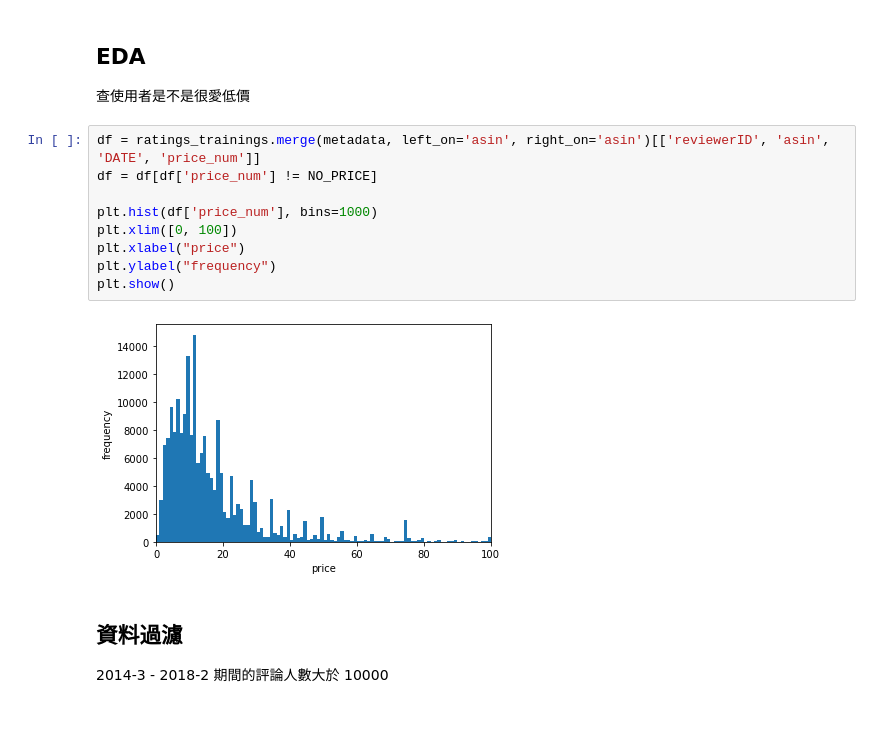
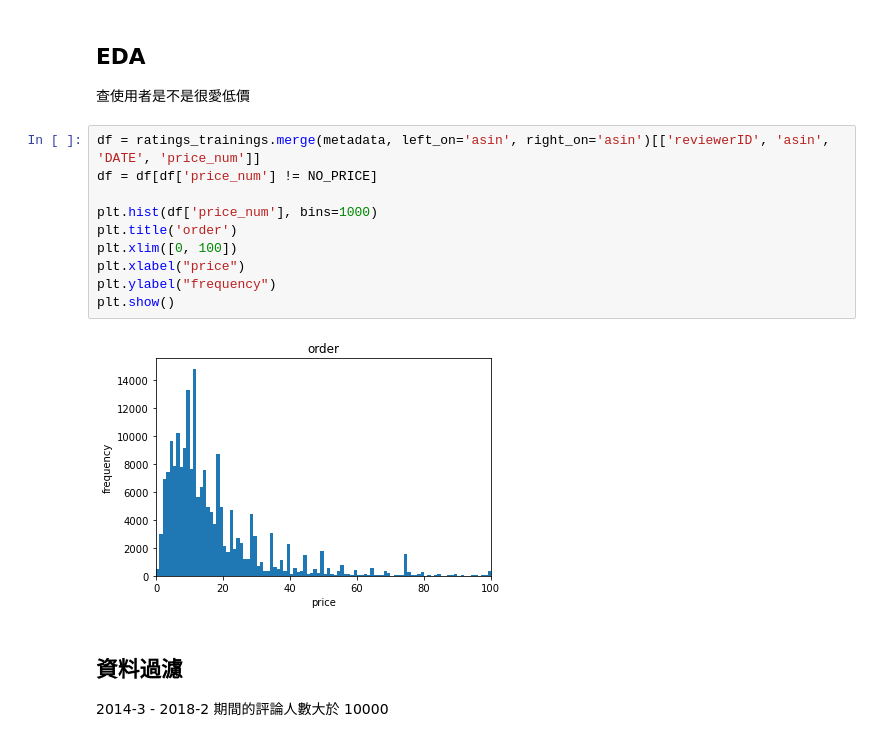
Before and after one commit to eugenechen0514/data-course-sample, a Jupyter notebook: week3/sample-cf-surprise.ipynb, the cells around one changed output. Cells and saved outputs as stored; diff of their text form.

```diff
--- a/week3/sample-cf-surprise.ipynb
+++ b/week3/sample-cf-surprise.ipynb
@@ -165,14 +165,15 @@ See the caveats in the documentation: https://pandas.pydata.org/pandas-docs/stab
 # %%
 df = ratings_trainings.merge(metadata, left_on='asin', right_on='asin')[['reviewerID', 'asin', 'DATE', 'price_num']]
 df = df[df['price_num'] != NO_PRICE]
 
 plt.hist(df['price_num'], bins=1000)
+plt.title('order')
 plt.xlim([0, 100])
 plt.xlabel("price")
 plt.ylabel("frequency")
 plt.show()
 # %% [output]
-[figure, old version]
+[figure, new version]
 # %% [markdown]
 ## 資料過濾
 2014-3 - 2018-2 期間的評論人數大於 10000
```
